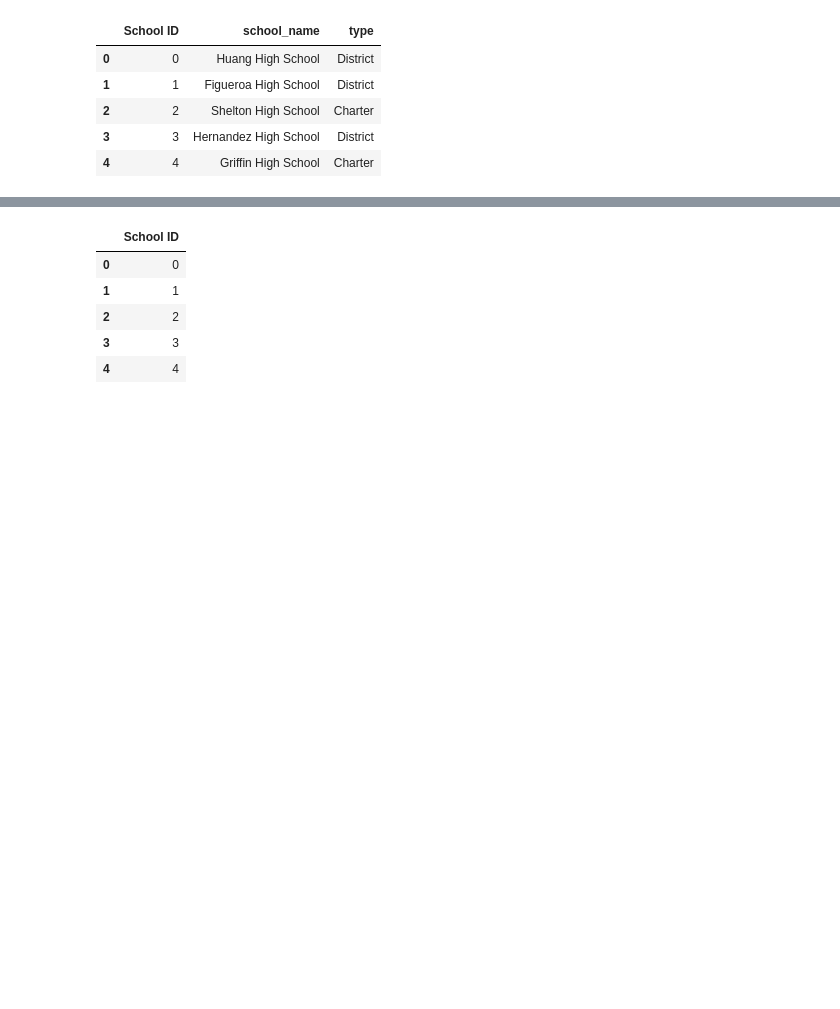
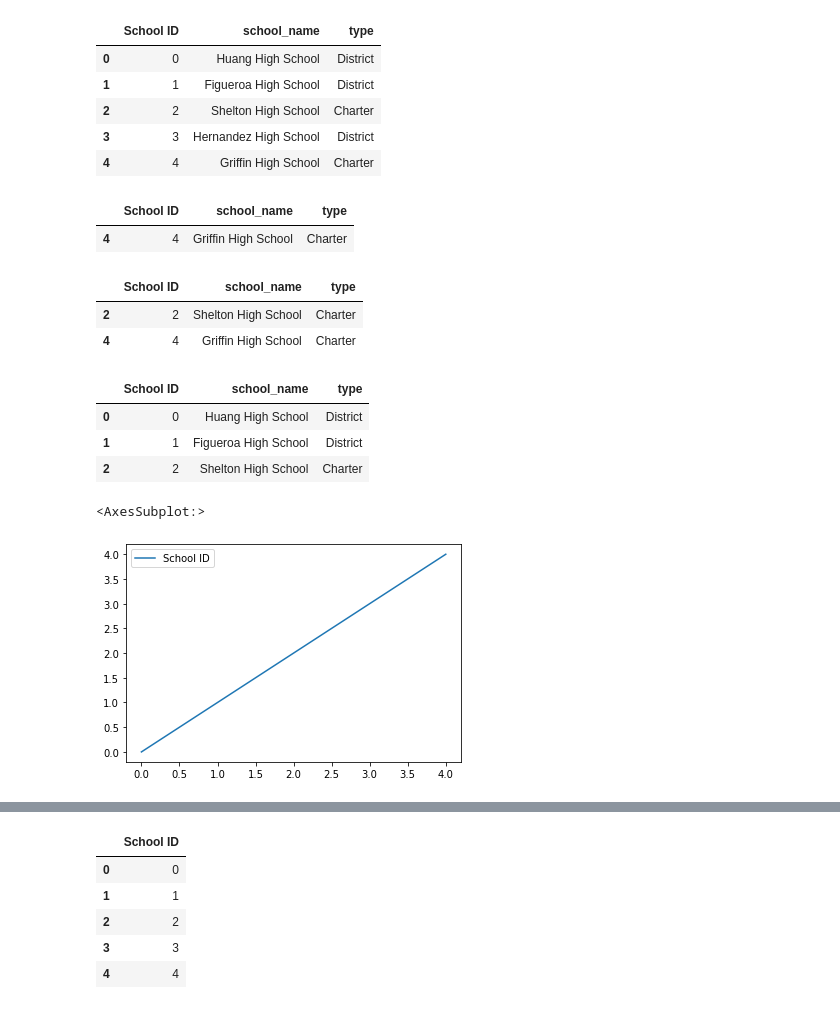
Before and after one commit to khend10/School_District_Analysis, a Jupyter notebook: pandas_practice.ipynb, the cells around one changed output, grey strips where cells are left out. Drawn from its saved outputs; the diff is of its cells as text; code cells hidden in the pictures; blank space fills up the shorter version.

```diff
--- a/pandas_practice.ipynb
+++ b/pandas_practice.ipynb
@@ -87,3 +87,26 @@ school_df
 | 2 | 2 | Shelton High School | Charter |
 | 3 | 3 | Hernandez High School | District |
 | 4 | 4 | Griffin High School | Charter |
+# %%
+school_df[school_df.index == 4]
+# %% [output]
+|  | School ID | school_name | type |
+| 4 | 4 | Griffin High School | Charter |
+# %%
+school_df[school_df.type == 'Charter']
+# %% [output]
+|  | School ID | school_name | type |
+| 2 | 2 | Shelton High School | Charter |
+| 4 | 4 | Griffin High School | Charter |
+# %%
+school_df.iloc[:3]
+# %% [output]
+|  | School ID | school_name | type |
+| 0 | 0 | Huang High School | District |
+| 1 | 1 | Figueroa High School | District |
+| 2 | 2 | Shelton High School | Charter |
+# %%
+school_df.plot()
+# %% [output]
+<AxesSubplot:>
+[figure, added]
```
Also changed, not shown: parts of 4 cells of this notebook, 4 other files.
